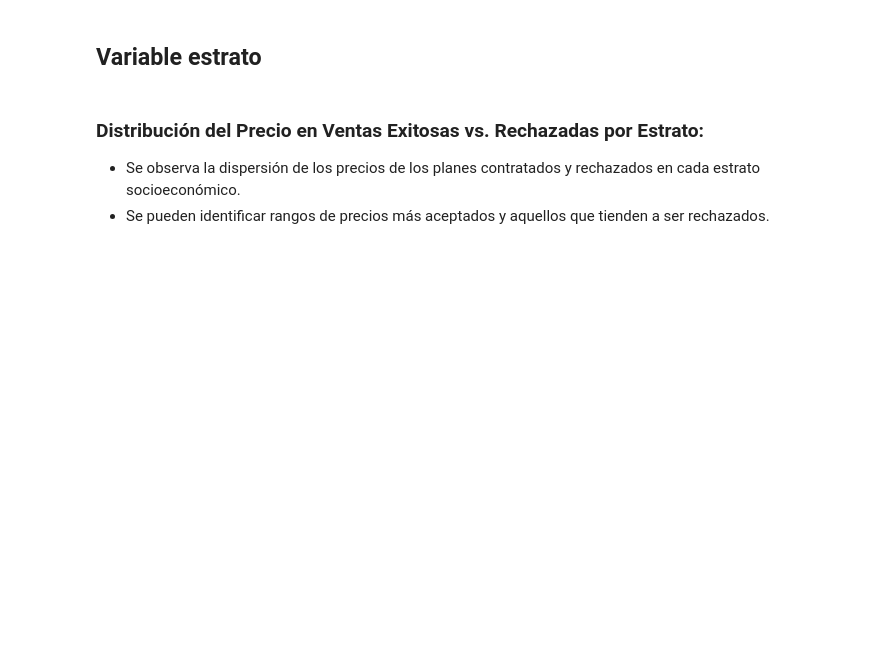
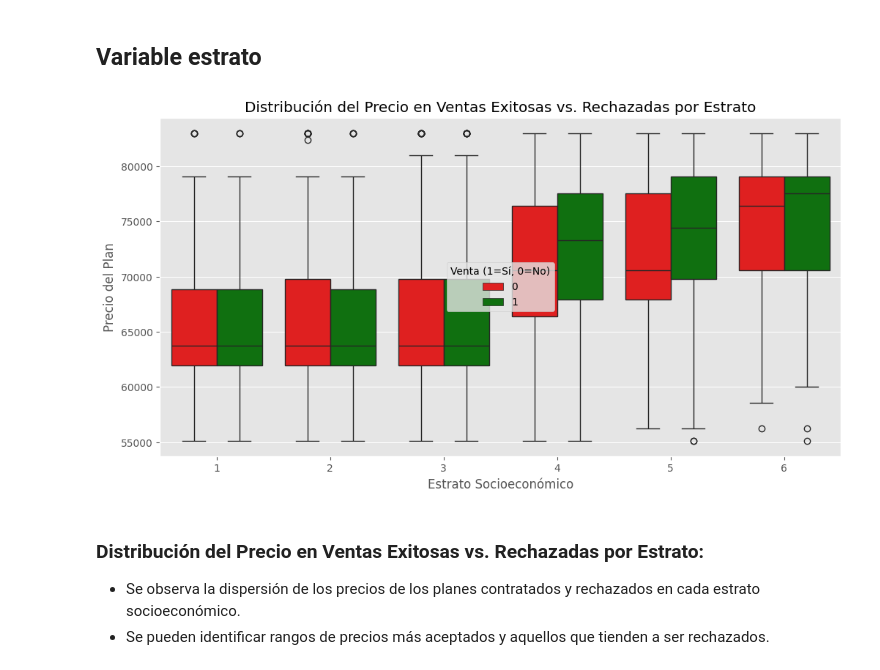
Before and after one commit to Grupos5-EDA-icesi/Analisis-Exploratorio, a Jupyter notebook: Final_analisis_modelo.ipynb, the cells around one changed output. Drawn from its saved outputs; the diff is of its cells as text; code cells hidden in the pictures; blank space fills up the shorter version.

```diff
--- a/Final_analisis_modelo.ipynb
+++ b/Final_analisis_modelo.ipynb
@@ -41,7 +41,7 @@ Actualmente, no existe un modelo predictivo que permita anticipar la demanda seg
 # %% [markdown]
 #  Analisis Exploratorio
 # %%
-df = pd.read_csv("./Data/data_balanceada.csv")
+df = pd.read_csv("/content/data_balanceada.csv")
 #df = pd.read_csv('https://github.com/Grupos5-EDA-icesi/Analisis-Exploratorio/raw/main/FINAL/Data/data_sin_nulos.csv')
 
 # Mostrar las dimensiones del DataFrame (filas, columnas)
@@ -202,14 +280,20 @@ plt.show()
 # %% [markdown]
 ## Variable estrato
 # %%
-# Análisis de distribución del precio en ventas exitosas vs. rechazadas
+import matplotlib.pyplot as plt
+import seaborn as sns
+
+custom_palette = {0: "red", 1: "green"}
 plt.figure(figsize=(12, 6))
-sns.boxplot(data=df, x="estrato", y="price_plan", hue="venta", palette="Set2")
+sns.boxplot(data=df, x="estrato", y="price_plan", hue="venta", palette=custom_palette)
 plt.title("Distribución del Precio en Ventas Exitosas vs. Rechazadas por Estrato")
 plt.xlabel("Estrato Socioeconómico")
 plt.ylabel("Precio del Plan")
 plt.legend(title="Venta (1=Sí, 0=No)")
+
 plt.show()
+# %% [output]
+[figure, added]
 # %% [markdown]
 ### Distribución del Precio en Ventas Exitosas vs. Rechazadas por Estrato:
 
```
Also changed, not shown: parts of 44 cells of this notebook.
